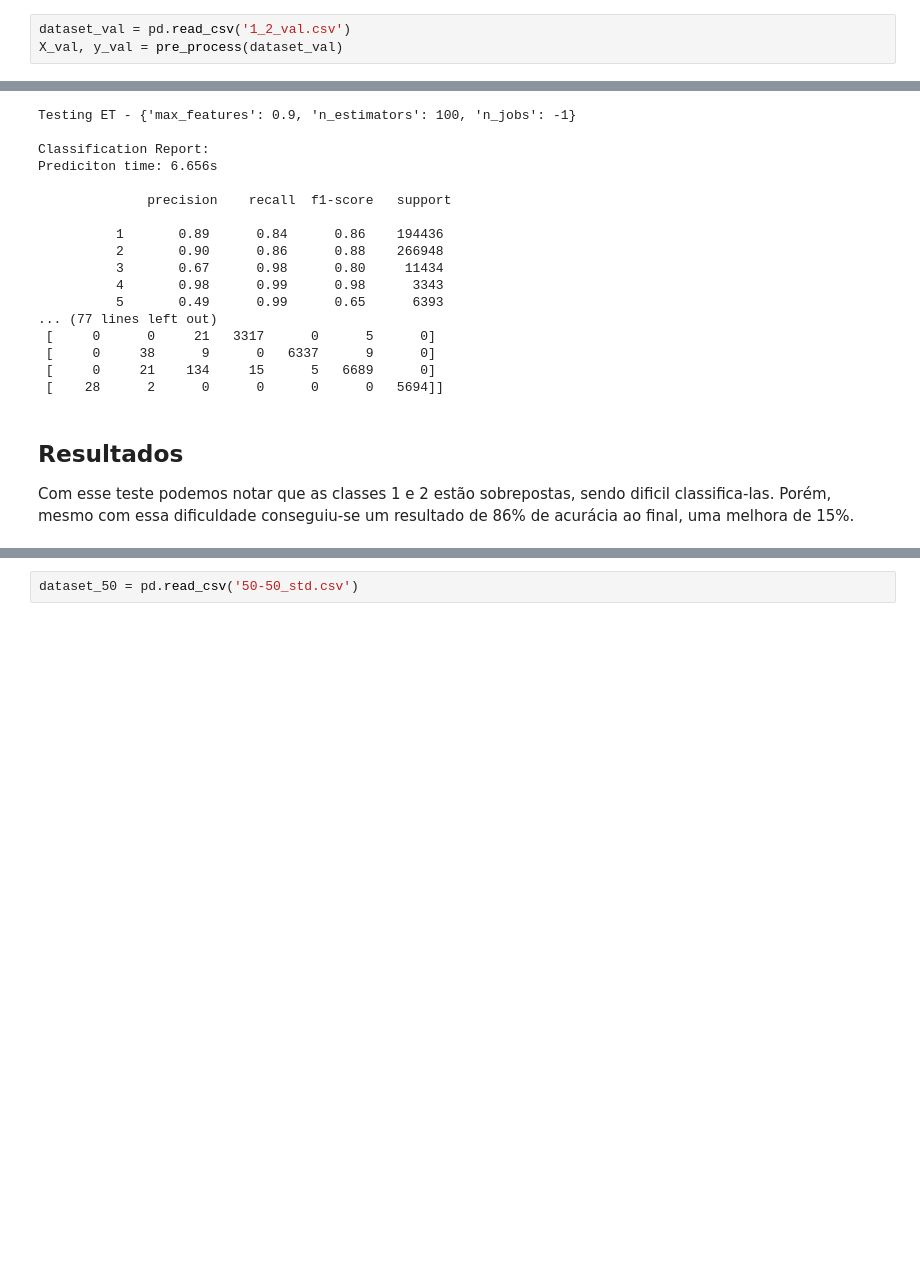
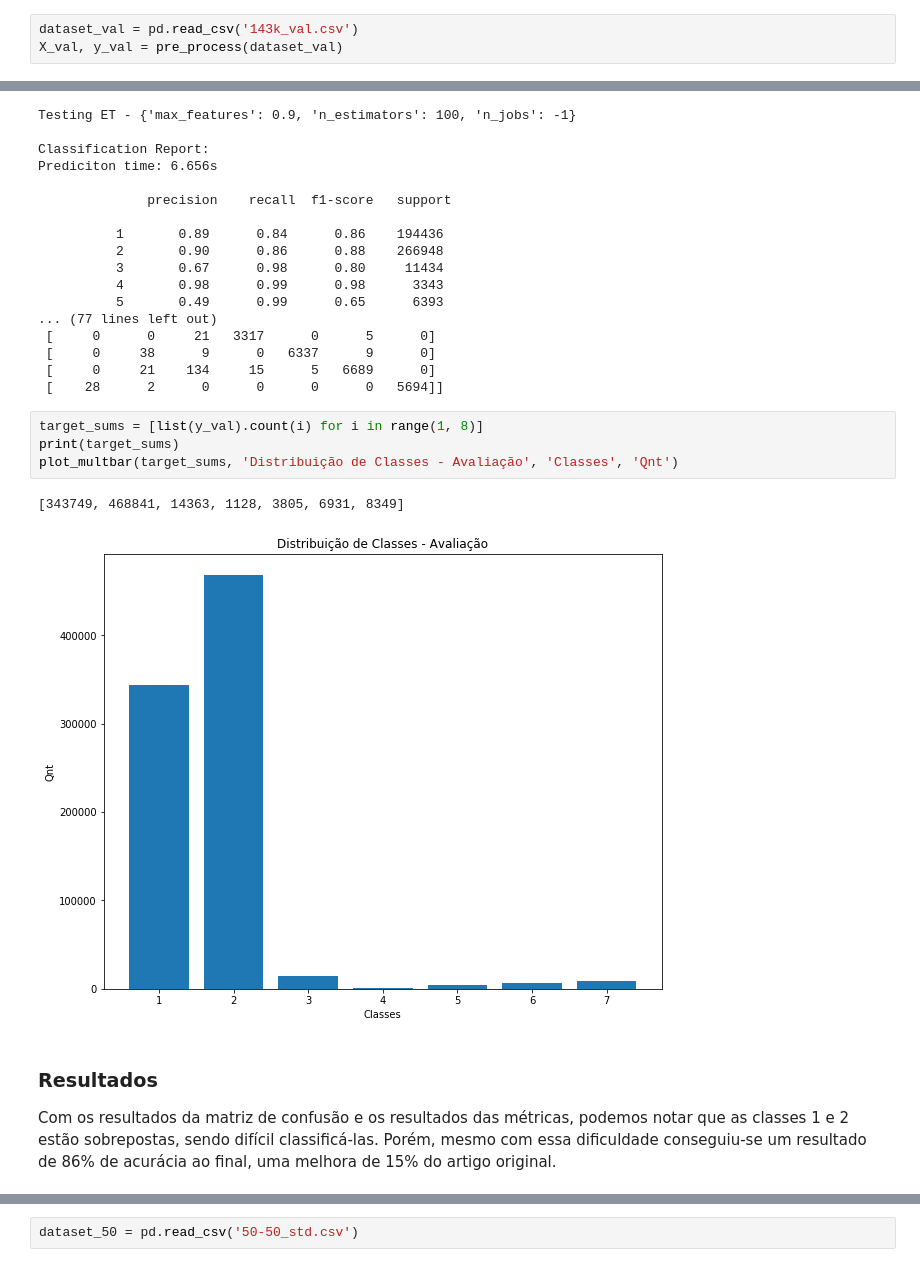
Before and after one commit to Machine-Learning-FGA/ForestCover-Problem, a Jupyter notebook: Modeling.ipynb, the cells around one changed output, grey strips where cells are left out. Cells and saved outputs as stored; diff of their text form; blank space fills up the shorter version.

```diff
--- a/Modeling.ipynb
+++ b/Modeling.ipynb
@@ -143,7 +280,7 @@ def pre_process(dataset):
 
     return X, y
 # %%
-dataset_val = pd.read_csv('1_2_val.csv')
+dataset_val = pd.read_csv('143k_val.csv')
 X_val, y_val = pre_process(dataset_val)
 # %%
 X_val = np.concatenate((X_val, X_test), axis=0)
@@ -170,7 +307,14 @@ Prediciton time: 6.656s
  [     0     38      9      0   6337      9      0]
  [     0     21    134     15      5   6689      0]
  [    28      2      0      0      0      0   5694]]
+# %%
+target_sums = [list(y_val).count(i) for i in range(1, 8)]
+print(target_sums)
+plot_multbar(target_sums, 'Distribuição de Classes - Avaliação', 'Classes', 'Qnt')
+# %% [output]
+[343749, 468841, 14363, 1128, 3805, 6931, 8349]
+[figure, added]
 # %% [markdown]
-## Resultados
-Com esse teste podemos notar que as classes 1 e 2 estão sobrepostas, sendo dificil classifica-las. Porém, mesmo com essa dificuldade conseguiu-se um resultado de 86% de acurácia ao final, uma melhora de 15%.
+### Resultados
+Com os resultados da matriz de confusão e os resultados das métricas, podemos notar que as classes 1 e 2 estão sobrepostas, sendo difícil classificá-las. Porém, mesmo com essa dificuldade conseguiu-se um resultado de 86% de acurácia ao final, uma melhora de 15% do artigo original.
 # %% [markdown]
```
Also changed, not shown: parts of 25 cells of this notebook, 1 other file.
